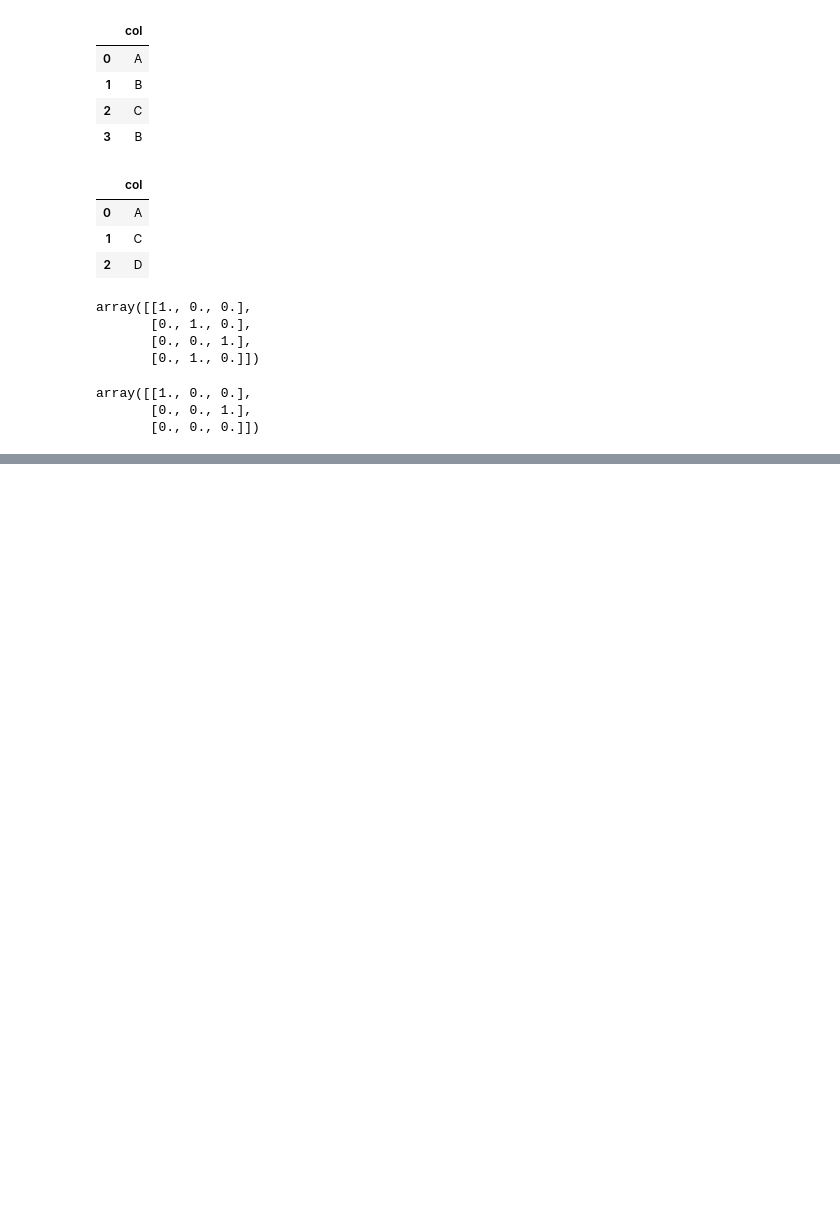
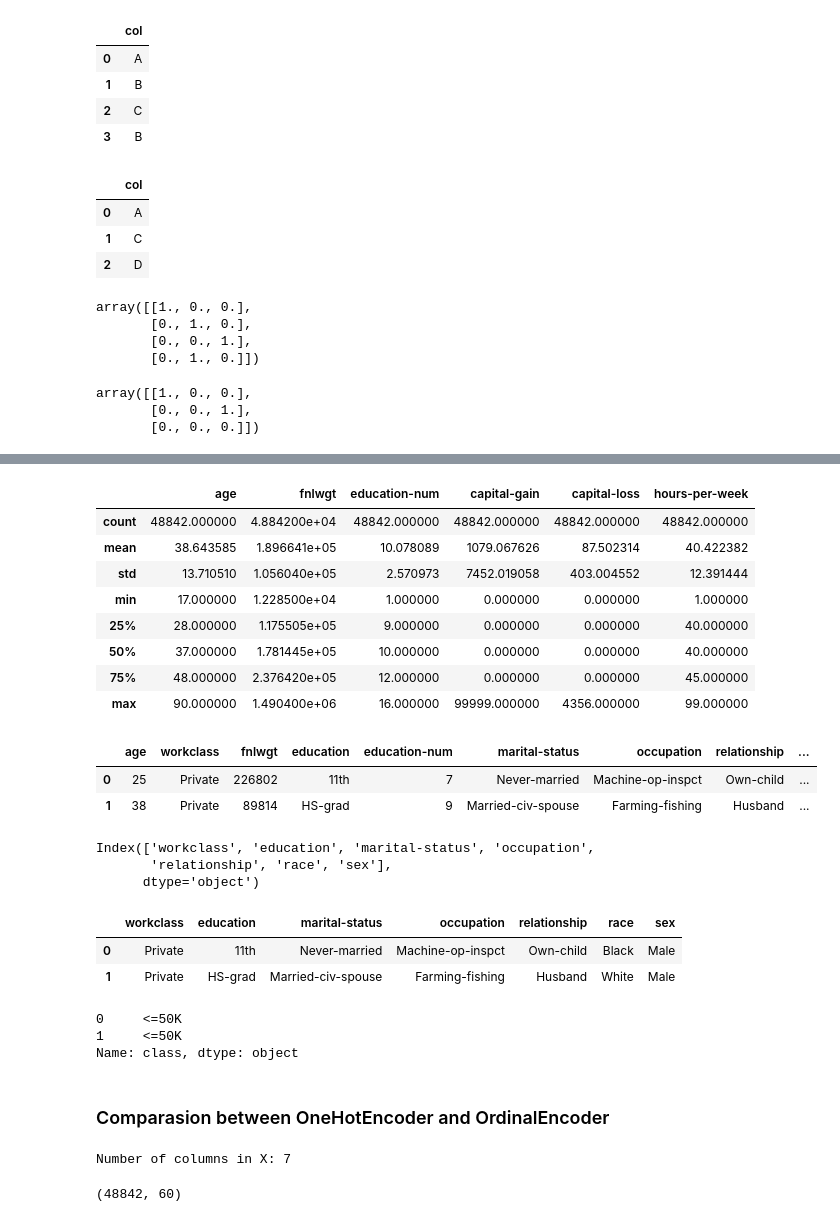
Before and after one commit to tien-le/-50-scikit-learn-tips, a Jupyter notebook: course - 50 scikit-learn tips.ipynb, the cells around one changed output, grey strips where cells are left out. Saved outputs shown, nothing was run; the diff lists cells and outputs as text; code cells hidden in the pictures; blank space fills up the shorter version.

```diff
--- a/course - 50 scikit-learn tips.ipynb
+++ b/course - 50 scikit-learn tips.ipynb
@@ -607,0 +664,7 @@ array([[1., 0., 0.],
+# %%
+file_input_path = "adult-census.csv"
+if not os.path.exists(file_input_path):
+    df = pd.read_csv('https://www.openml.org/data/get_csv/1595261/adult-census.csv')
+    df.to_csv(file_input_path, header=True, index=False, sep="\t")
+else:
+    df = pd.read_csv(file_input_path, header=0, sep="\t")
@@ -607,0 +691,18 @@ array([[1., 0., 0.],
+# %%
+df.describe()
+# %% [output]
+|  | age | fnlwgt | education-num | capital-gain | capital-loss | hours-per-week |
+| count | 48842.000000 | 4.884200e+04 | 48842.000000 | 48842.000000 | 48842.000000 | 48842.000000 |
+| mean | 38.643585 | 1.896641e+05 | 10.078089 | 1079.067626 | 87.502314 | 40.422382 |
+| std | 13.710510 | 1.056040e+05 | 2.570973 | 7452.019058 | 403.004552 | 12.391444 |
+| min | 17.000000 | 1.228500e+04 | 1.000000 | 0.000000 | 0.000000 | 1.000000 |
+| 25% | 28.000000 | 1.175505e+05 | 9.000000 | 0.000000 | 0.000000 | 40.000000 |
+| 50% | 37.000000 | 1.781445e+05 | 10.000000 | 0.000000 | 0.000000 | 40.000000 |
+| 75% | 48.000000 | 2.376420e+05 | 12.000000 | 0.000000 | 0.000000 | 45.000000 |
+| max | 90.000000 | 1.490400e+06 | 16.000000 | 99999.000000 | 4356.000000 | 99.000000 |
+# %%
+df.head(2)
+# %% [output]
+|  | age | workclass | fnlwgt | education | education-num | marital-status | occupation | relationship | ... |
+| 0 | 25 | Private | 226802 | 11th | 7 | Never-married | Machine-op-inspct | Own-child | ... |
+| 1 | 38 | Private | 89814 | HS-grad | 9 | Married-civ-spouse | Farming-fishing | Husband | ... |
@@ -607,0 +720,29 @@ array([[1., 0., 0.],
+# %%
+X.columns
+# %% [output]
+Index(['workclass', 'education', 'marital-status', 'occupation',
+       'relationship', 'race', 'sex'],
+      dtype='object')
+# %%
+X.head(2)
+# %% [output]
+|  | workclass | education | marital-status | occupation | relationship | race | sex |
+| 0 | Private | 11th | Never-married | Machine-op-inspct | Own-child | Black | Male |
+| 1 | Private | HS-grad | Married-civ-spouse | Farming-fishing | Husband | White | Male |
+# %%
+y.head(2)
+# %% [output]
+0     <=50K
+1     <=50K
+Name: class, dtype: object
+# %% [markdown]
+### Comparasion between OneHotEncoder and OrdinalEncoder
+# %%
+print(f"Number of columns in X: {len(X.columns)}")
+# %% [output]
+Number of columns in X: 7
+# %%
+ohe = OneHotEncoder(sparse=False)
+ohe.fit_transform(X).shape
+# %% [output]
+(48842, 60)
```
Also changed, not shown: parts of 19 cells of this notebook, 2 other files.
